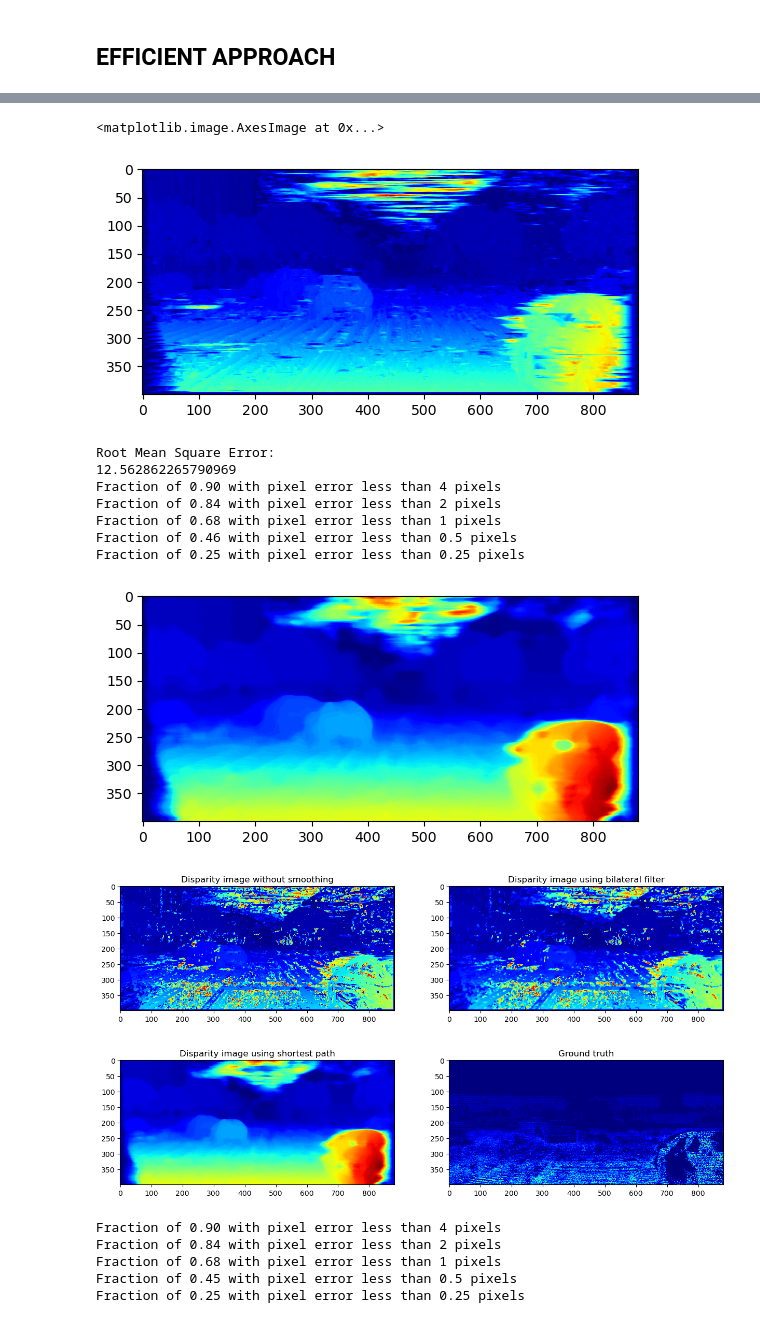
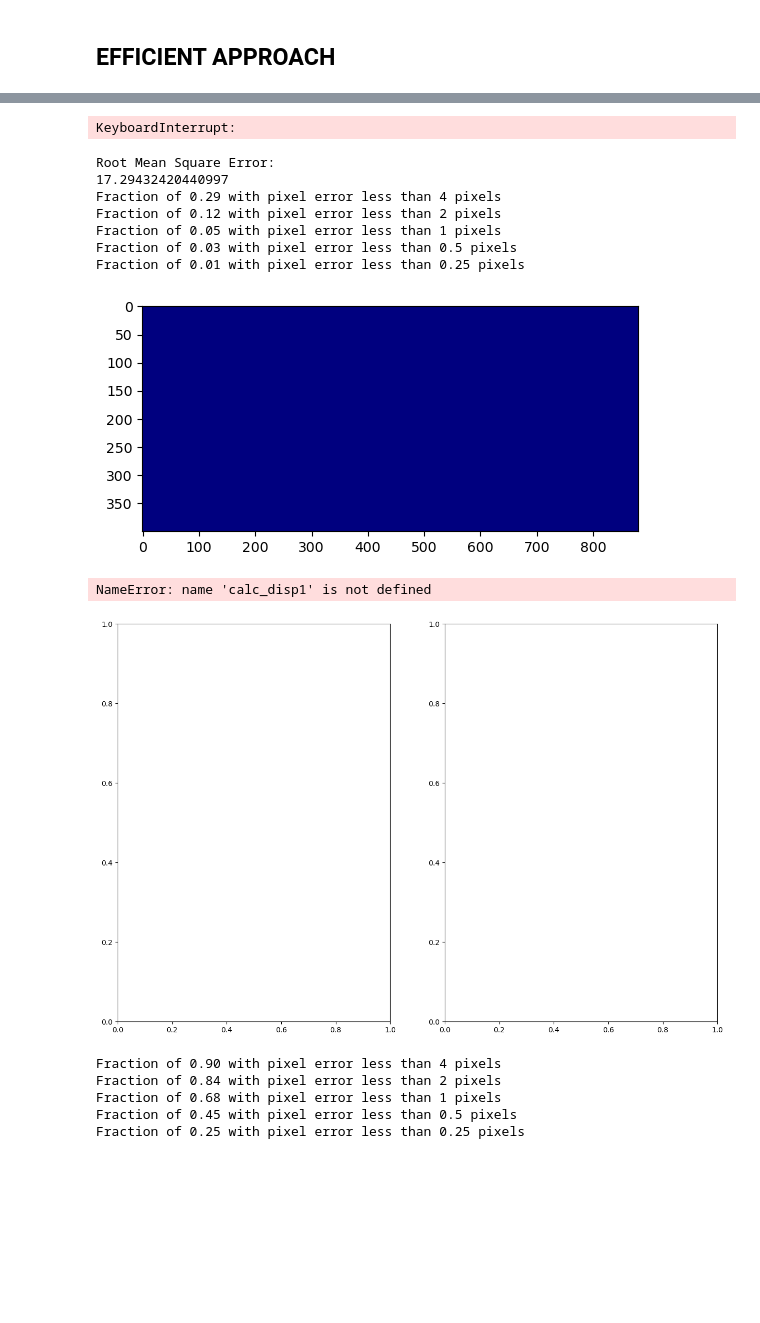
Before and after one commit to Neva-Y/Disparity-Image, a Jupyter notebook: Final-Project.ipynb, the cells around one changed output, grey strips where cells are left out. Saved outputs shown, nothing was run; the diff lists cells and outputs as text; code cells hidden in the pictures; blank space fills up the shorter version.

```diff
--- a/Final-Project.ipynb
+++ b/Final-Project.ipynb
@@ -35,8 +35,8 @@ right_image_name = directory+ file + 'right.jpg'
 disp_image_name = directory+ file + 'disparity.png'
 
 # Read images and convert to RGB
-img_l = cv2.imread(left_image_name)
-img_r = cv2.imread(right_image_name)
+img_l = cv2.imread(left_image_name, cv2.IMREAD_GRAYSCALE)
+img_r = cv2.imread(right_image_name,cv2.IMREAD_GRAYSCALE)
 
 # Grey images
 img_l_grey_full = np.int32(cv2.cvtColor(img_l, cv2.COLOR_BGR2GRAY))
@@ -56,14 +56,15 @@ img_d = cv2.imread(disp_image_name,-1)/256.0
 plt.imshow(img_d)
 
 # note: can perform downscaling of the images to speed up computation at the cost of quality degradation
-# scale_percentage = 50
-# width = int(img_l_grey_full.shape[1] * scale_percentage / 100)
-# height = int(img_l_grey_full.shape[0] * scale_percentage / 100)
-# dim = (width, height)
+scale_percentage = 100
 
-# img_l_grey = np.int32(cv2.resize(img_l_grey_full.astype('float32'), dim, interpolation = cv2.INTER_AREA))
-# img_r_grey = np.int32(cv2.resize(img_r_grey_full.astype('float32'), dim, interpolation = cv2.INTER_AREA))
-# img_d = np.float32(cv2.resize(img_d.astype('float32'), dim, interpolation = cv2.INTER_AREA))
+width = int(img_l_grey_full.shape[1] * scale_percentage / 100)
+height = int(img_l_grey_full.shape[0] * scale_percentage / 100)
+dim = (width, height)
+
+img_l_grey = np.int32(cv2.resize(img_l_grey_full.astype('float32'), dim, interpolation = cv2.INTER_AREA))
+img_r_grey = np.int32(cv2.resize(img_r_grey_full.astype('float32'), dim, interpolation = cv2.INTER_AREA))
+img_d = np.float32(cv2.resize(img_d.astype('float32'), dim, interpolation = cv2.INTER_AREA))
 
 
 
@@ -273,7 +264,7 @@ KeyboardInterrupt:
 # Optised plotting of the disparity map
 h,w = img_l_grey.shape
 calc_disp1 = np.zeros((h,w))
-boundary_size = 10
+boundary_size = 3
 neighbourhood_l = 200
 nighbourhood_r = 50
 step_size = 1
@@ -294,7 +285,6 @@ for row_index in tqdm(range(boundary_size, len(img_l_grey)-boundary_size, step_s
         max_l_y = centre_l[0] + boundary_size + 1
 
         patch_l = img_l_grey[min_l_y:max_l_y, min_l_x:max_l_x]
-        patch_l = cv2.GaussianBlur(np.float32(patch_l), (boundary_size*2+1, boundary_size*2+1), 1)
 
         # Take horizontal window to search, ensuring values don't exceed bounds
         min_bound = max(col_index_left-neighbourhood_l, boundary_size)
@@ -308,8 +298,6 @@ for row_index in tqdm(range(boundary_size, len(img_l_grey)-boundary_size, step_s
 
         # Generate right patch using the constant rows in loop iteration and column arrays, transpose to get correct shape
         patch_r = np.transpose(img_r_grey[min_l_y:max_l_y, col_linspace], (1,0,2))
-        patch_r = cv2.GaussianBlur(np.float32(patch_r), (boundary_size*2+1, boundary_size*2+1), 1)
-
 
         # Choose distance measure to generate disparity map
         if measure == "NCC":
@@ -473,7 +320,7 @@ boundary_size = 3
 neighbourhood_l = 200
 neighbourhood_r = 50
 step_size = 1
-measure = "NCC"
+measure = "SSD"
 
 
 for row_index in tqdm(range(boundary_size, len(img_l_grey)-boundary_size, step_size)):
@@ -490,7 +337,6 @@ for row_index in tqdm(range(boundary_size, len(img_l_grey)-boundary_size, step_s
         max_l_y = centre_l[0] + boundary_size+1
 
         patch_l = img_l_grey[min_l_y:max_l_y, min_l_x:max_l_x]
-        patch_l = cv2.GaussianBlur(np.float32(patch_l), (boundary_size*2+1, boundary_size*2+1), 1)
 
         # Take horizontal window to search, ensuring values don't exceed bounds
         min_bound = boundary_size
@@ -505,7 +351,6 @@ for row_index in tqdm(range(boundary_size, len(img_l_grey)-boundary_size, step_s
         # Generate right patch using the constant rows in loop iteration and column arrays, transpose to get correct shape
 
         patch_r = np.transpose(img_r_grey[min_l_y:max_l_y, col_linspace], (1,0,2))
-        patch_r = cv2.GaussianBlur(np.float32(patch_r), (boundary_size*2+1, boundary_size*2+1), 1)
 
 
         # Choose distance measure to generate disparity map
@@ -530,17 +375,17 @@ for row_index in tqdm(range(boundary_size, len(img_l_grey)-boundary_size, step_s
     p, cost = my_shortest_path(arr, reach=4)
     p1 = np.arange(0,len(arr))
     points = np.array([[p[i], p1[i]] for i in range(len(p))])
+
     disp = abs(np.subtract(points[:,1], points[:,0]))
     calc_disp2[row_index][min_bound:max_bound] = disp
 
 plt.imshow(calc_disp2, cmap='jet', vmin=0)
 # %% [output]
-<matplotlib.image.AxesImage at 0x...>
+KeyboardInterrupt:
-[figure, removed]
 # %%
 # Use a median filter to remove horizontal streaks (Incresing filter size reduces RMSE but after ~30 the pixel fraction accuracy begins to drop)
 calc_disp3 = np.zeros((h,w))
-median_filter_size = 23
+median_filter_size = (25,25)
 
 
 calc_disp3 = ndimage.median_filter(calc_disp2, median_filter_size)
@@ -574,37 +419,32 @@ for i in [0.25,0.5,1,2,4][::-1]:
     print(f'Fraction of {len(pixError[pixError < i])/len(img_d[img_d>0]):.2f} with pixel error less than {i} pixels')
 # %% [output]
 Root Mean Square Error:
-12.562862265790969
-Fraction of 0.90 with pixel error less than 4 pixels
-Fraction of 0.84 with pixel error less than 2 pixels
-Fraction of 0.68 with pixel error less than 1 pixels
-Fraction of 0.46 with pixel error less than 0.5 pixels
-Fraction of 0.25 with pixel error less than 0.25 pixels
+17.29432420440997
+Fraction of 0.29 with pixel error less than 4 pixels
+Fraction of 0.12 with pixel error less than 2 pixels
+Fraction of 0.05 with pixel error less than 1 pixels
+Fraction of 0.03 with pixel error less than 0.5 pixels
+Fraction of 0.01 with pixel error less than 0.25 pixels
-[figure, old version]
+[figure, new version]
 # %%
 plt.subplots(1,2, figsize=(15,10))
 plt.subplot(1,2,1)
 plt.imshow(calc_disp1, cmap='jet',vmin=0)
 plt.title('Disparity image without smoothing')
 
-plt.subplot(1,2,2)
-plt.imshow(blur, cmap='jet',vmin=0)
-plt.title('Disparity image using bilateral filter')
-
-# print(list(img_d))
 plt.subplots(1,2, figsize=(15,10))
 plt.subplot(1,2,1)
-plt.imshow(calc_disp3, cmap='jet',vmin=0)
+plt.imshow(calc_disp2, cmap='jet',vmin=0)
 plt.title('Disparity image using shortest path')
 
 plt.subplot(1,2,2)
 plt.imshow(img_d, cmap='jet',vmin=0)
 plt.title('Ground truth')
 
 plt.show()
 # %% [output]
+NameError: name 'calc_disp1' is not defined
-[figure, old version]
+[figure, new version]
-[figure, removed]
 # %%
 h,w = img_d.shape
 
```
Also changed, not shown: parts of 11 cells of this notebook, 14 other files.
